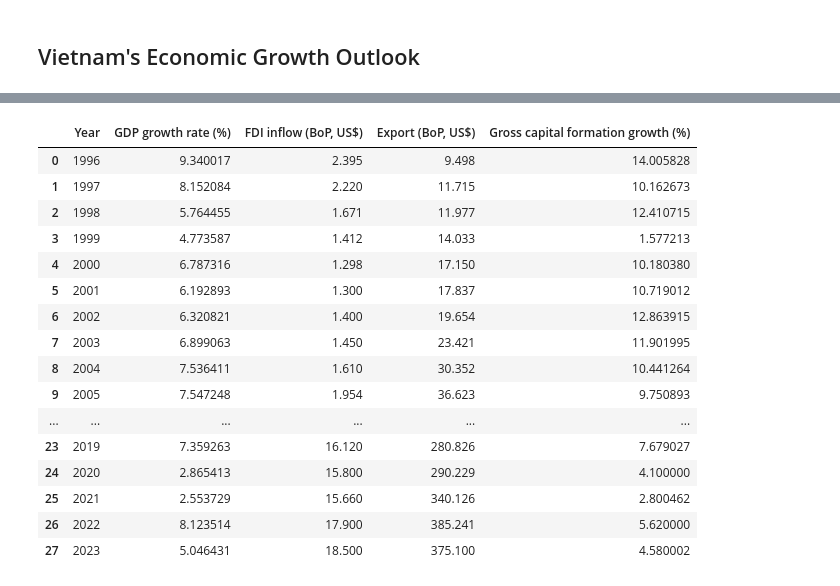
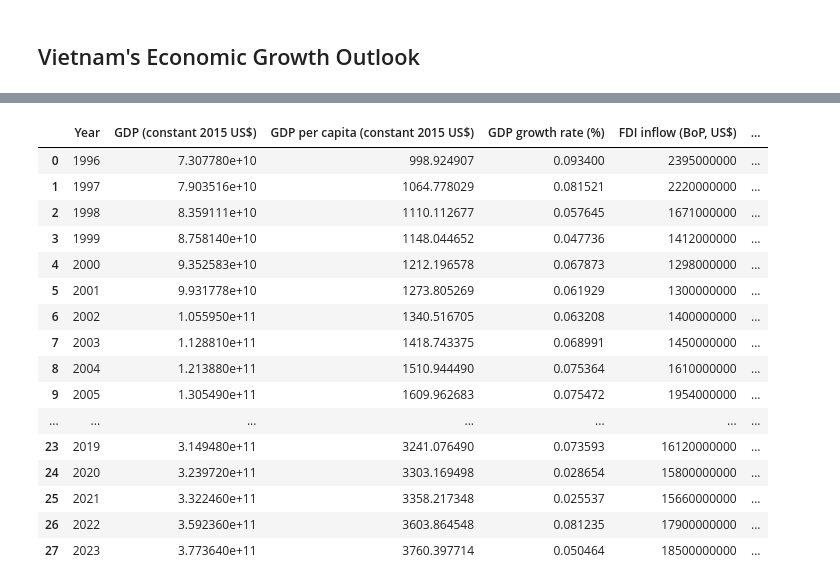
Before and after one commit to Thuan509/Dynamic-Macroeconomics, a Jupyter notebook: PS1_Code/growth.ipynb, the cells around one changed output, grey strips where cells are left out. Saved outputs shown, nothing was run; the diff lists cells and outputs as text; code cells hidden in the pictures.

```diff
--- a/PS1_Code/growth.ipynb
+++ b/PS1_Code/growth.ipynb
@@ -33,33 +39,39 @@ memory usage: 1.2 KB
 # %%
 # Convert to billion US
+'''
+df["GDP (constant 2015 US$)"] = (df["GDP (constant 2015 US$)"]/ 1000000000)
 df["FDI inflow (BoP, US$)"] = (df["FDI inflow (BoP, US$)"] / 1000000000)
 df["Export (BoP, US$)"] = df["Export (BoP, US$)"] / 1000000000
+df["Final consumption expenditure (constant 2015 US$)"] = df["Final consumption expenditure (constant 2015 US$)"] / 1000000000
+'''
 
 # Label the columns
-gdp = df["GDP growth rate (%)"]
+gdp = df["GDP (constant 2015 US$)"]
+gdp_per_capita = df["GDP per capita (constant 2015 US$)"]
 fdi = df["FDI inflow (BoP, US$)"]
 export = df["Export (BoP, US$)"]
-capital = df["Gross capital formation growth (%)"]
+capital = df["Gross fixed capital formation (constant 2015 US$)"]
+consumption = df["Final consumption expenditure (constant 2015 US$)"]
 year = df.Year
 df
 # %% [output]
-|  | Year | GDP growth rate (%) | FDI inflow (BoP, US$) | Export (BoP, US$) | Gross capital formation growth (%) |
-| 0 | 1996 | 9.340017 | 2.395 | 9.498 | 14.005828 |
-| 1 | 1997 | 8.152084 | 2.220 | 11.715 | 10.162673 |
-| 2 | 1998 | 5.764455 | 1.671 | 11.977 | 12.410715 |
-| 3 | 1999 | 4.773587 | 1.412 | 14.033 | 1.577213 |
-| 4 | 2000 | 6.787316 | 1.298 | 17.150 | 10.180380 |
-| 5 | 2001 | 6.192893 | 1.300 | 17.837 | 10.719012 |
-| 6 | 2002 | 6.320821 | 1.400 | 19.654 | 12.863915 |
-| 7 | 2003 | 6.899063 | 1.450 | 23.421 | 11.901995 |
-| 8 | 2004 | 7.536411 | 1.610 | 30.352 | 10.441264 |
-| 9 | 2005 | 7.547248 | 1.954 | 36.623 | 9.750893 |
-| ... | ... | ... | ... | ... | ... |
-| 23 | 2019 | 7.359263 | 16.120 | 280.826 | 7.679027 |
-| 24 | 2020 | 2.865413 | 15.800 | 290.229 | 4.100000 |
-| 25 | 2021 | 2.553729 | 15.660 | 340.126 | 2.800462 |
-| 26 | 2022 | 8.123514 | 17.900 | 385.241 | 5.620000 |
-| 27 | 2023 | 5.046431 | 18.500 | 375.100 | 4.580002 |
+|  | Year | GDP (constant 2015 US$) | GDP per capita (constant 2015 US$) | GDP growth rate (%) | FDI inflow (BoP, US$) | ... |
+| 0 | 1996 | 7.307780e+10 | 998.924907 | 0.093400 | 2395000000 | ... |
+| 1 | 1997 | 7.903516e+10 | 1064.778029 | 0.081521 | 2220000000 | ... |
+| 2 | 1998 | 8.359111e+10 | 1110.112677 | 0.057645 | 1671000000 | ... |
+| 3 | 1999 | 8.758140e+10 | 1148.044652 | 0.047736 | 1412000000 | ... |
+| 4 | 2000 | 9.352583e+10 | 1212.196578 | 0.067873 | 1298000000 | ... |
+| 5 | 2001 | 9.931778e+10 | 1273.805269 | 0.061929 | 1300000000 | ... |
+| 6 | 2002 | 1.055950e+11 | 1340.516705 | 0.063208 | 1400000000 | ... |
+| 7 | 2003 | 1.128810e+11 | 1418.743375 | 0.068991 | 1450000000 | ... |
+| 8 | 2004 | 1.213880e+11 | 1510.944490 | 0.075364 | 1610000000 | ... |
+| 9 | 2005 | 1.305490e+11 | 1609.962683 | 0.075472 | 1954000000 | ... |
+| ... | ... | ... | ... | ... | ... | ... |
+| 23 | 2019 | 3.149480e+11 | 3241.076490 | 0.073593 | 16120000000 | ... |
+| 24 | 2020 | 3.239720e+11 | 3303.169498 | 0.028654 | 15800000000 | ... |
+| 25 | 2021 | 3.322460e+11 | 3358.217348 | 0.025537 | 15660000000 | ... |
+| 26 | 2022 | 3.592360e+11 | 3603.864548 | 0.081235 | 17900000000 | ... |
+| 27 | 2023 | 3.773640e+11 | 3760.397714 | 0.050464 | 18500000000 | ... |
 # %%
 df.describe()
 # %% [output]
```
Also changed, not shown: parts of 11 cells of this notebook.
